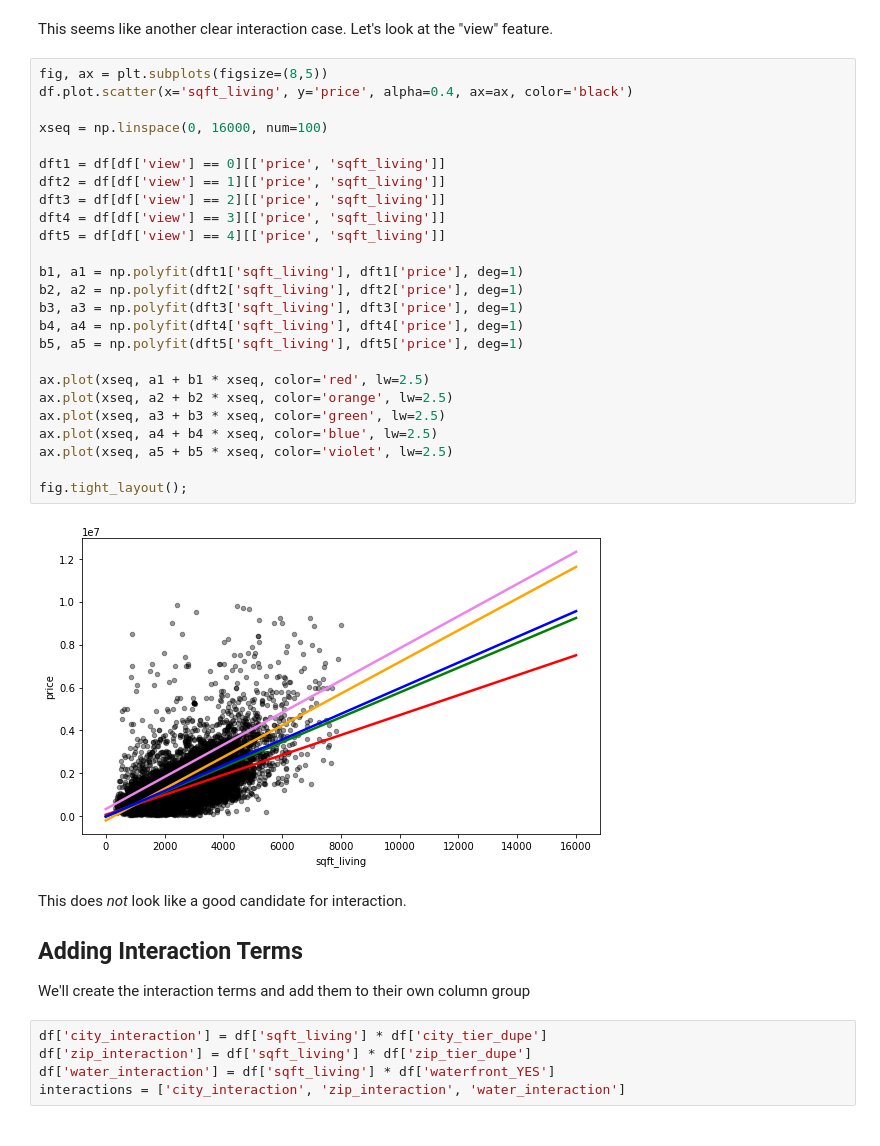
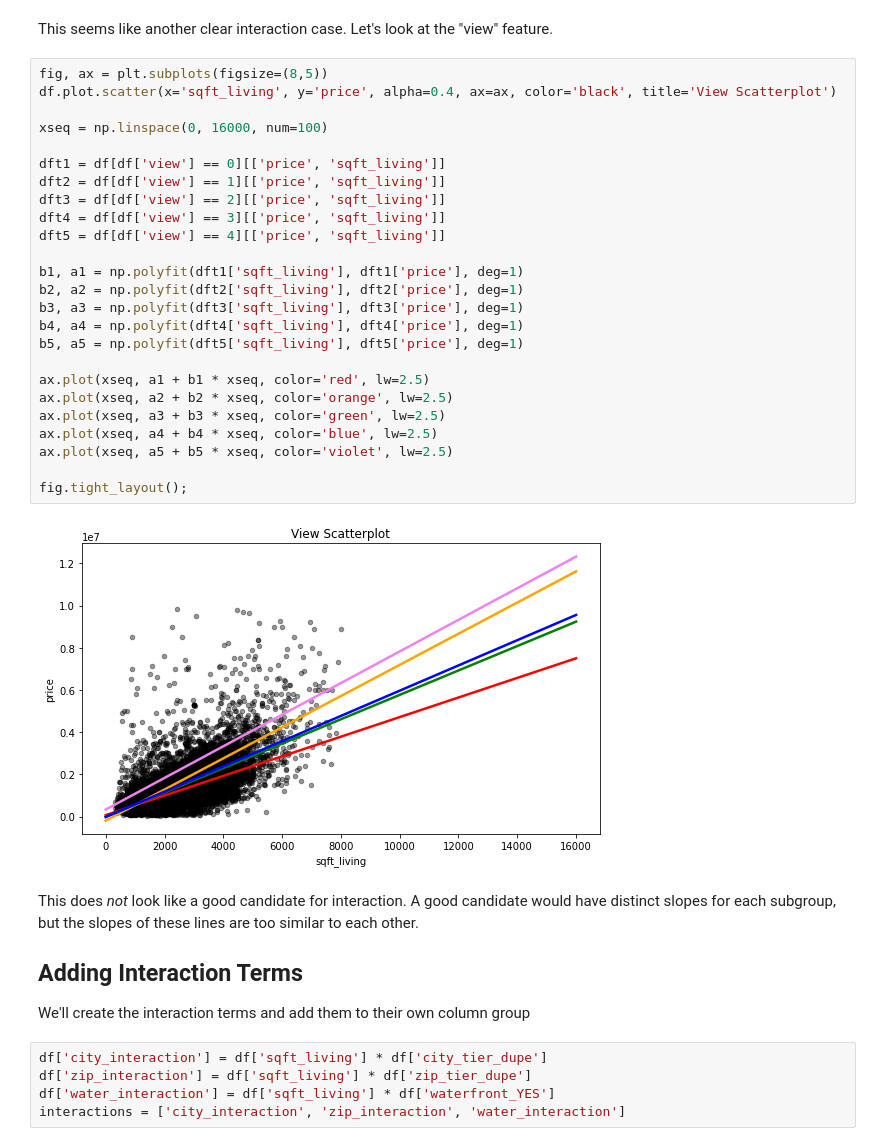
Before and after one commit to aarongalbraith/flatiron-phase2-project, a Jupyter notebook: project notebook.ipynb, the cells around one changed output. Drawn from its saved outputs; the diff is of its cells as text.

```diff
--- a/project notebook.ipynb
+++ b/project notebook.ipynb
@@ -1432,33 +1476,33 @@ fig.tight_layout();
 This seems like another clear interaction case. Let's look at the "view" feature.
 # %%
 fig, ax = plt.subplots(figsize=(8,5))
-df.plot.scatter(x='sqft_living', y='price', alpha=0.4, ax=ax, color='black')
+df.plot.scatter(x='sqft_living', y='price', alpha=0.4, ax=ax, color='black', title='View Scatterplot')
 
 xseq = np.linspace(0, 16000, num=100)
 
 dft1 = df[df['view'] == 0][['price', 'sqft_living']]
 dft2 = df[df['view'] == 1][['price', 'sqft_living']]
 dft3 = df[df['view'] == 2][['price', 'sqft_living']]
 dft4 = df[df['view'] == 3][['price', 'sqft_living']]
 dft5 = df[df['view'] == 4][['price', 'sqft_living']]
 
 b1, a1 = np.polyfit(dft1['sqft_living'], dft1['price'], deg=1)
 b2, a2 = np.polyfit(dft2['sqft_living'], dft2['price'], deg=1)
 b3, a3 = np.polyfit(dft3['sqft_living'], dft3['price'], deg=1)
 b4, a4 = np.polyfit(dft4['sqft_living'], dft4['price'], deg=1)
 b5, a5 = np.polyfit(dft5['sqft_living'], dft5['price'], deg=1)
 
 ax.plot(xseq, a1 + b1 * xseq, color='red', lw=2.5)
 ax.plot(xseq, a2 + b2 * xseq, color='orange', lw=2.5)
 ax.plot(xseq, a3 + b3 * xseq, color='green', lw=2.5)
 ax.plot(xseq, a4 + b4 * xseq, color='blue', lw=2.5)
 ax.plot(xseq, a5 + b5 * xseq, color='violet', lw=2.5)
 
 fig.tight_layout();
 # %% [output]
-[figure, old version]
+[figure, new version]
 # %% [markdown]
-This does *not* look like a good candidate for interaction.
+This does *not* look like a good candidate for interaction. A good candidate would have distinct slopes for each subgroup, but the slopes of these lines are too similar to each other.
 ## Adding Interaction Terms
 We'll create the interaction terms and add them to their own column group
 # %%
```
Also changed, not shown: parts of 154 cells of this notebook, 4 other files.
